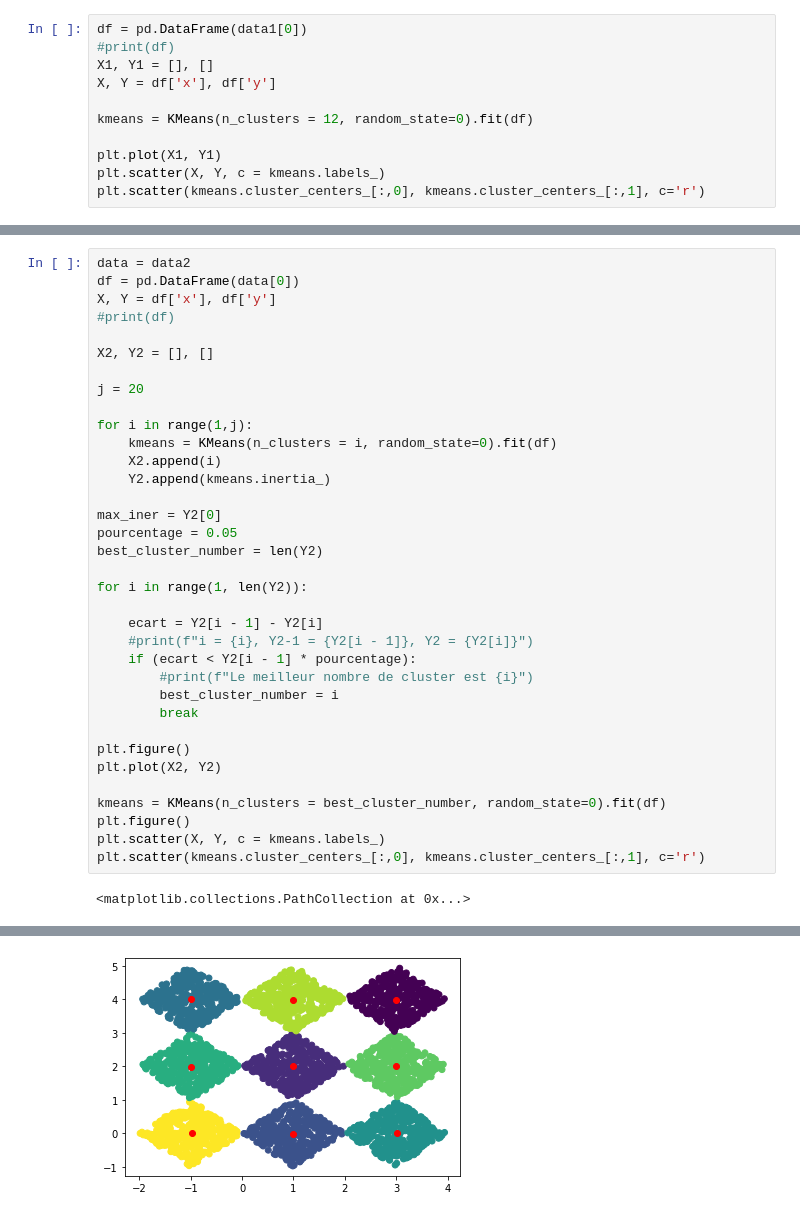
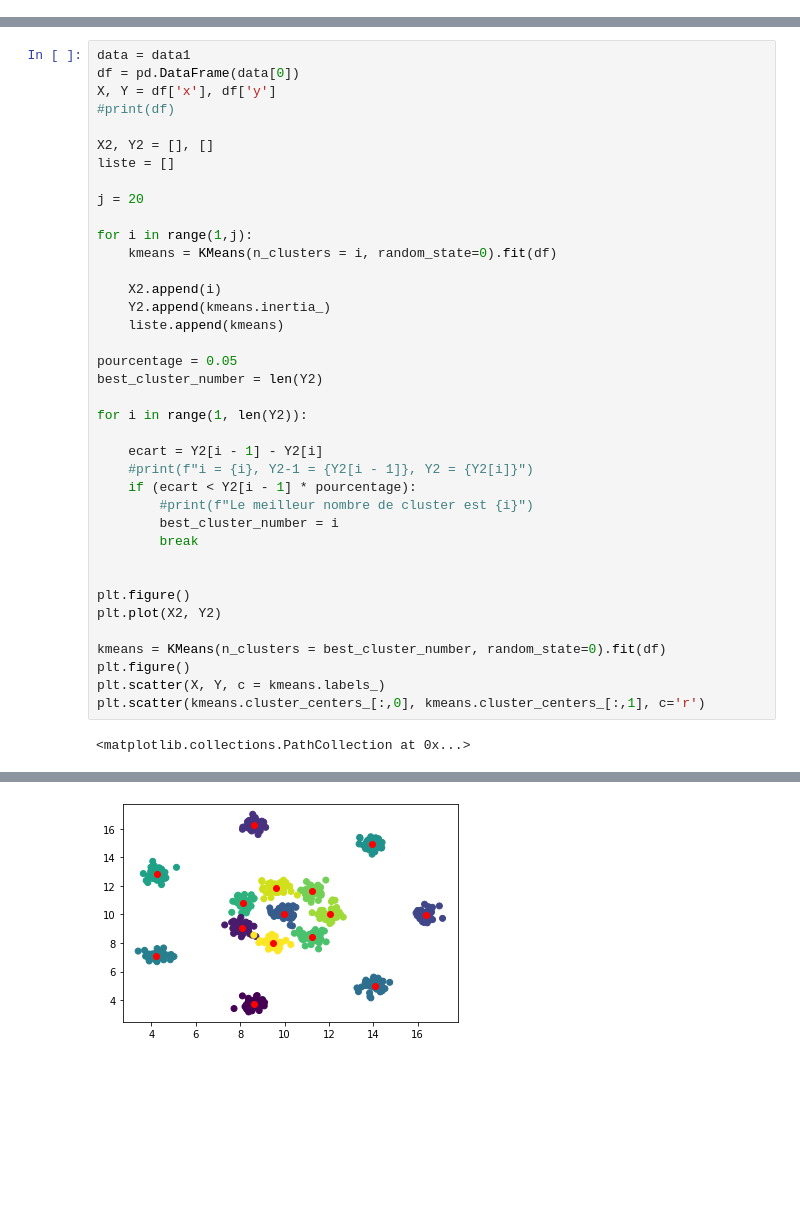
Before and after one commit to Gwen02/TP-ADP, a Jupyter notebook: TP_APD.ipynb, the cells around one changed output, grey strips where cells are left out. Cells and saved outputs as stored; diff of their text form; blank space fills up the shorter version.

```diff
--- a/TP_APD.ipynb
+++ b/TP_APD.ipynb
@@ -19,11 +31,0 @@ data6 = arff.loadarff(open('datasets/artificial/banana.arff','r'))
-# %%
-df = pd.DataFrame(data1[0])
-#print(df)
-X1, Y1 = [], []
-X, Y = df['x'], df['y']
-
-kmeans = KMeans(n_clusters = 12, random_state=0).fit(df)
-
-plt.plot(X1, Y1)
-plt.scatter(X, Y, c = kmeans.labels_)
-plt.scatter(kmeans.cluster_centers_[:,0], kmeans.cluster_centers_[:,1], c='r')
@@ -33,19 +105,21 @@ plt.scatter(kmeans.cluster_centers_[:,0], kmeans.cluster_centers_[:,1], c='r')
 # %%
-data = data2
+data = data1
 df = pd.DataFrame(data[0])
 X, Y = df['x'], df['y']
 #print(df)
 
 X2, Y2 = [], []
+liste = []
 
 j = 20
 
 for i in range(1,j):
     kmeans = KMeans(n_clusters = i, random_state=0).fit(df)
+
     X2.append(i)
     Y2.append(kmeans.inertia_)
+    liste.append(kmeans)
 
-max_iner = Y2[0]
 pourcentage = 0.05
 best_cluster_number = len(Y2)
 
@@ -58,6 +132,7 @@ for i in range(1, len(Y2)):
         best_cluster_number = i
         break
 
+
 plt.figure()
 plt.plot(X2, Y2)
 
@@ -71,4 +146,4 @@ plt.scatter(kmeans.cluster_centers_[:,0], kmeans.cluster_centers_[:,1], c='r')
-[figure, old version]
+[figure, new version]
 # %%
 time_tab = []
 
```
Also changed, not shown: parts of 13 cells of this notebook.
